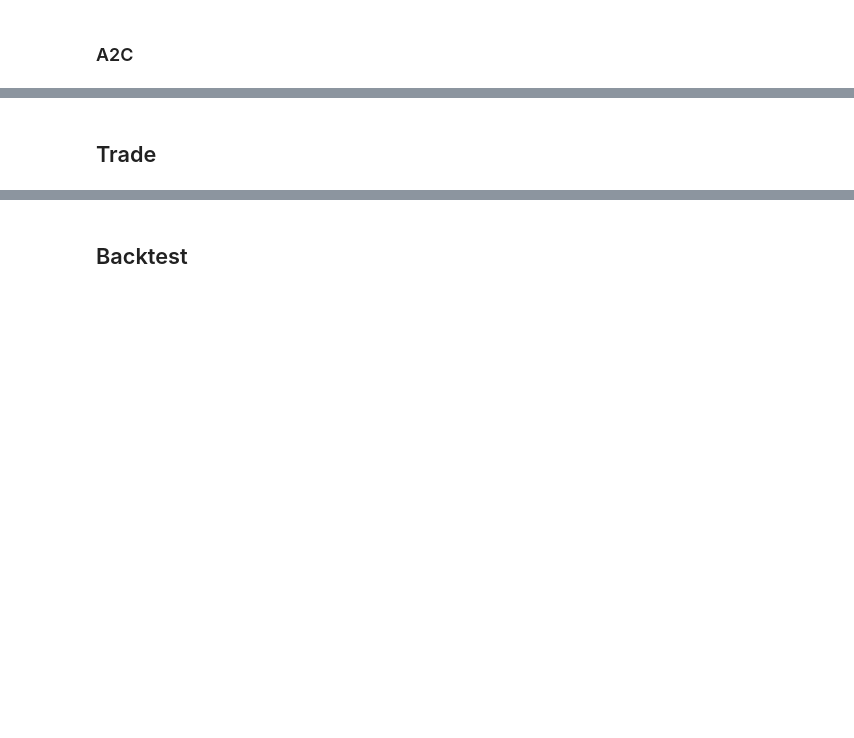
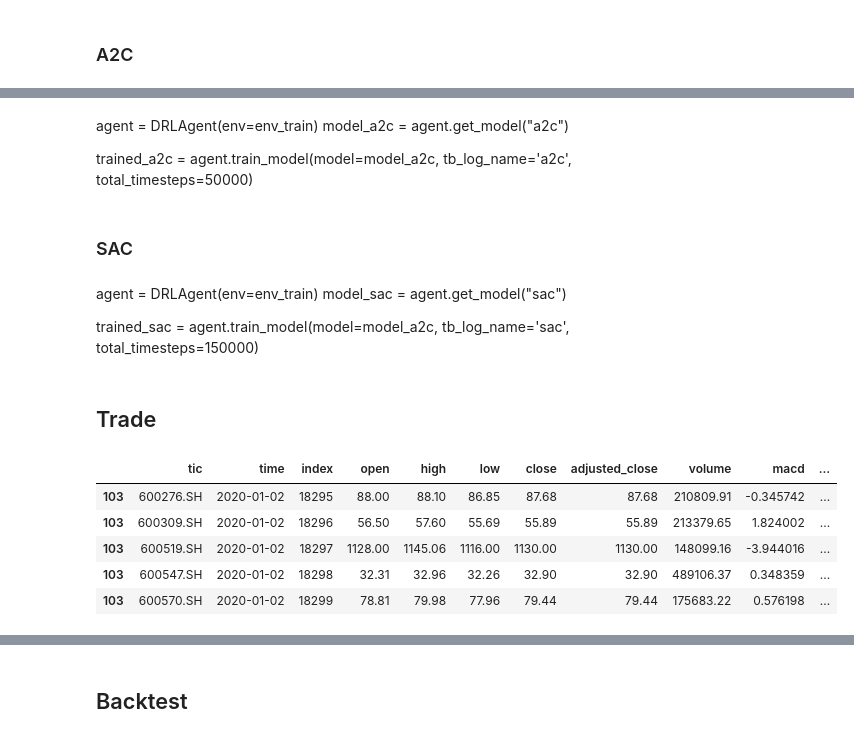
Before and after one commit to Raymondliz/FinRL-Tutorials, a Jupyter notebook: 1-Introduction/China_A_share_market_tushare.ipynb, the cells around one changed output, grey strips where cells are left out. Saved outputs shown, nothing was run; the diff lists cells and outputs as text; code cells hidden in the pictures; blank space fills up the shorter version.

```diff
--- a/1-Introduction/China_A_share_market_tushare.ipynb
+++ b/1-Introduction/China_A_share_market_tushare.ipynb
@@ -271,3 +251,15 @@ Logging to tensorboard_log/a2c/a2c_4
+# %% [markdown]
+agent = DRLAgent(env=env_train)
+model_a2c = agent.get_model("a2c")
+
+trained_a2c = agent.train_model(model=model_a2c, tb_log_name='a2c', total_timesteps=50000)
+# %% [markdown]
+### SAC
+# %% [markdown]
+agent = DRLAgent(env=env_train)
+model_sac = agent.get_model("sac")
+
+trained_sac = agent.train_model(model=model_a2c, tb_log_name='sac', total_timesteps=150000)
 # %% [markdown]
 ## Trade
 # %%
@@ -276,3 +268,12 @@ env_kwargs = { "stock_dim": stock_dimension, "hmax": 1000, "initial_amount": 100
 e_trade_gym = StockTradingEnv(df=trade, **env_kwargs)
+# %%
+trade.tail()
+# %% [output]
+|  | tic | time | index | open | high | low | close | adjusted_close | volume | macd | ... |
+| 103 | 600276.SH | 2020-01-02 | 18295 | 88.00 | 88.10 | 86.85 | 87.68 | 87.68 | 210809.91 | -0.345742 | ... |
+| 103 | 600309.SH | 2020-01-02 | 18296 | 56.50 | 57.60 | 55.69 | 55.89 | 55.89 | 213379.65 | 1.824002 | ... |
+| 103 | 600519.SH | 2020-01-02 | 18297 | 1128.00 | 1145.06 | 1116.00 | 1130.00 | 1130.00 | 148099.16 | -3.944016 | ... |
+| 103 | 600547.SH | 2020-01-02 | 18298 | 32.31 | 32.96 | 32.26 | 32.90 | 32.90 | 489106.37 | 0.348359 | ... |
+| 103 | 600570.SH | 2020-01-02 | 18299 | 78.81 | 79.98 | 77.96 | 79.44 | 79.44 | 175683.22 | 0.576198 | ... |
 # %%
 df_account_value, df_actions = DRLAgent.DRL_prediction(model=trained_ddpg, environment=e_trade_gym)
```
Also changed, not shown: parts of 20 cells of this notebook, 5 other files.
